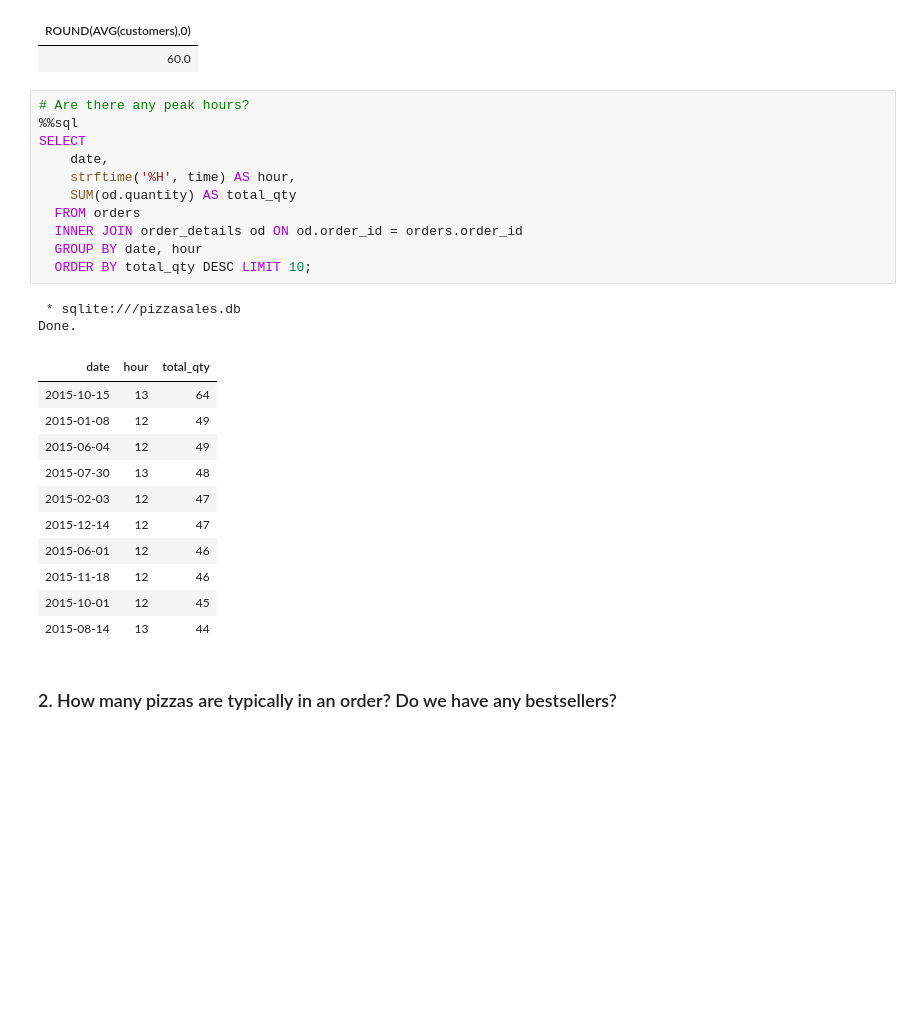
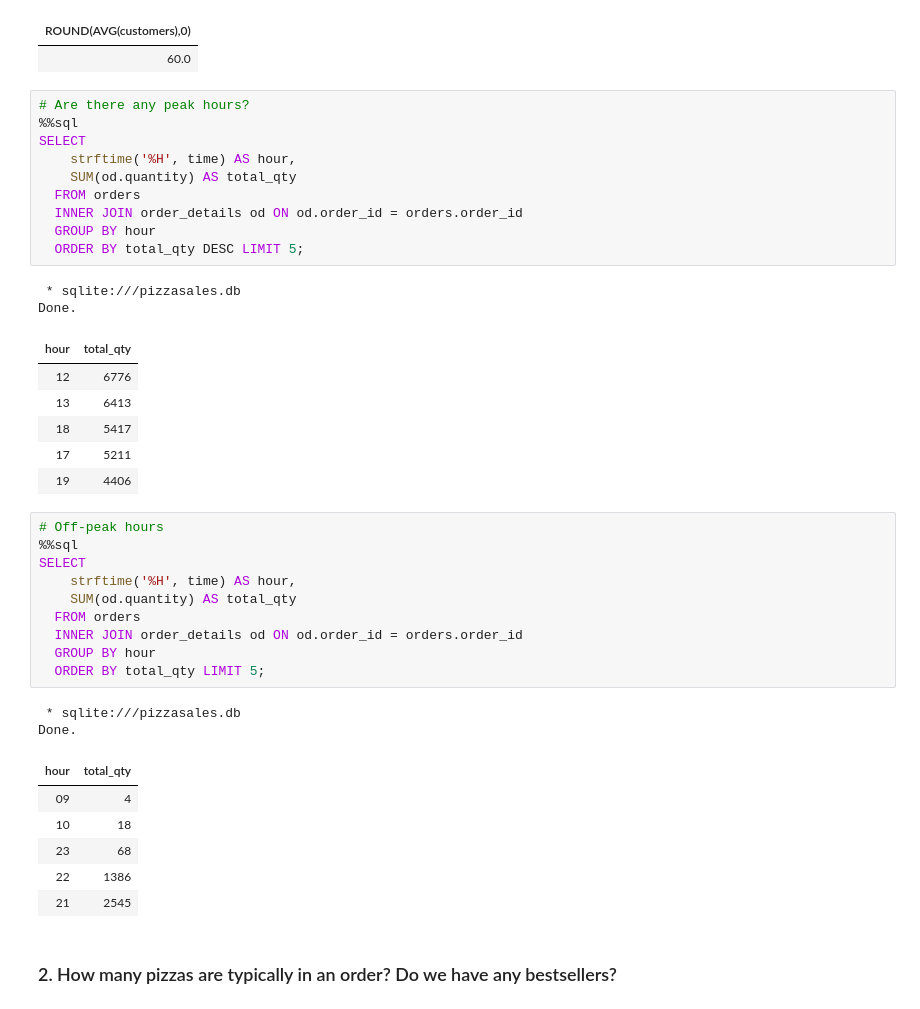
Before and after one commit to AnnLivio/Pizza_sales_report, a Jupyter notebook: Pizza_sales_sqlite.ipynb, the cells around one changed output. Cells and saved outputs as stored; diff of their text form; blank space fills up the shorter version.

```diff
--- a/Pizza_sales_sqlite.ipynb
+++ b/Pizza_sales_sqlite.ipynb
@@ -208,28 +207,41 @@ Done.
 # %%
 # Are there any peak hours?
 %%sql
 SELECT
-    date,
     strftime('%H', time) AS hour,
     SUM(od.quantity) AS total_qty
   FROM orders
   INNER JOIN order_details od ON od.order_id = orders.order_id
-  GROUP BY date, hour
-  ORDER BY total_qty DESC LIMIT 10;
+  GROUP BY hour
+  ORDER BY total_qty DESC LIMIT 5;
 # %% [output]
  * sqlite:///pizzasales.db
 Done.
-| date | hour | total_qty |
-| 2015-10-15 | 13 | 64 |
-| 2015-01-08 | 12 | 49 |
-| 2015-06-04 | 12 | 49 |
-| 2015-07-30 | 13 | 48 |
-| 2015-02-03 | 12 | 47 |
-| 2015-12-14 | 12 | 47 |
-| 2015-06-01 | 12 | 46 |
-| 2015-11-18 | 12 | 46 |
-| 2015-10-01 | 12 | 45 |
-| 2015-08-14 | 13 | 44 |
+| hour | total_qty |
+| 12 | 6776 |
+| 13 | 6413 |
+| 18 | 5417 |
+| 17 | 5211 |
+| 19 | 4406 |
+# %%
+# Off-peak hours
+%%sql
+SELECT
+    strftime('%H', time) AS hour,
+    SUM(od.quantity) AS total_qty
+  FROM orders
+  INNER JOIN order_details od ON od.order_id = orders.order_id
+  GROUP BY hour
+  ORDER BY total_qty LIMIT 5;
+# %% [output]
+ * sqlite:///pizzasales.db
+Done.
+| hour | total_qty |
+| 09 | 4 |
+| 10 | 18 |
+| 23 | 68 |
+| 22 | 1386 |
+| 21 | 2545 |
 # %% [markdown]
 ### 2. How many pizzas are typically in an order? Do we have any bestsellers?
 # %%
```
Also changed, not shown: parts of 11 cells of this notebook.
